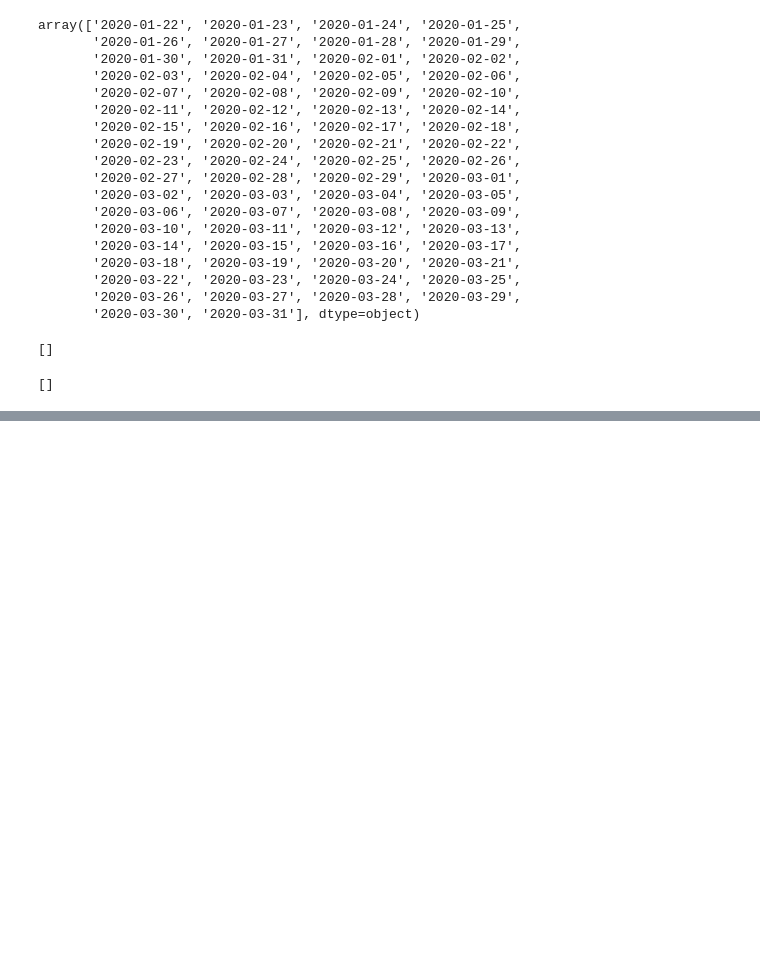
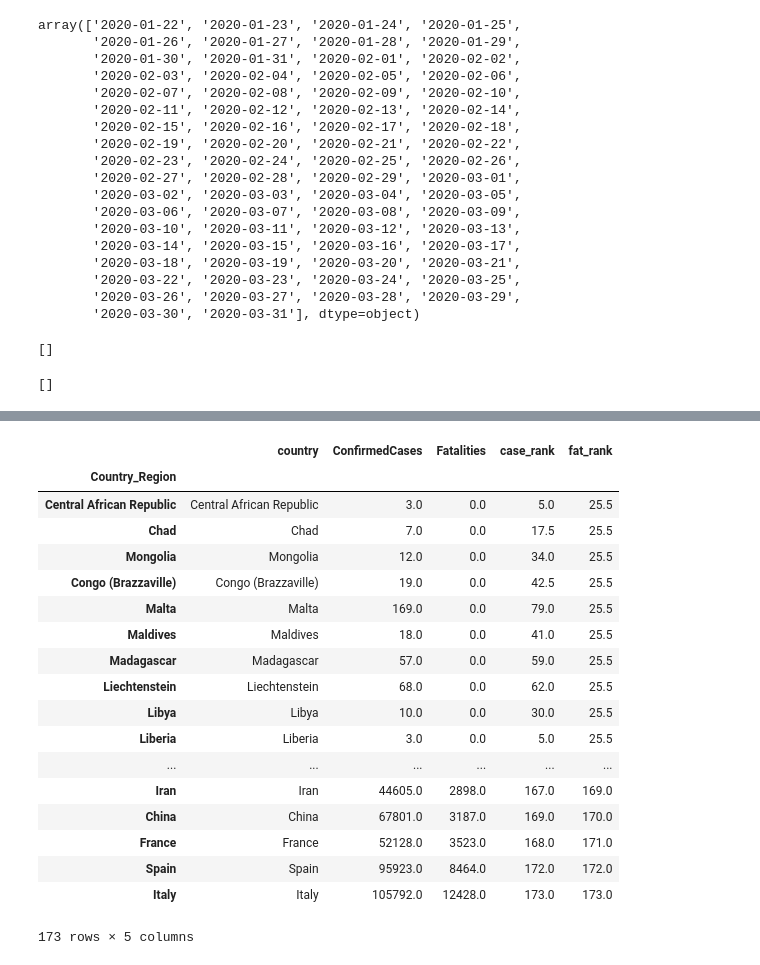
Before and after one commit to ankitnamdeo34/pyspark_hive_hadoop, a Jupyter notebook: covid_data.ipynb, the cells around one changed output, grey strips where cells are left out. Saved outputs shown, nothing was run; the diff lists cells and outputs as text; code cells hidden in the pictures; blank space fills up the shorter version.

```diff
--- a/covid_data.ipynb
+++ b/covid_data.ipynb
@@ -261,0 +274,22 @@ df2
+# %%
+df2.sort_values(by=["fat_rank"])
+# %% [output]
+|  | country | ConfirmedCases | Fatalities | case_rank | fat_rank |
+| Country_Region |  |  |  |  |  |
+| Central African Republic | Central African Republic | 3.0 | 0.0 | 5.0 | 25.5 |
+| Chad | Chad | 7.0 | 0.0 | 17.5 | 25.5 |
+| Mongolia | Mongolia | 12.0 | 0.0 | 34.0 | 25.5 |
+| Congo (Brazzaville) | Congo (Brazzaville) | 19.0 | 0.0 | 42.5 | 25.5 |
+| Malta | Malta | 169.0 | 0.0 | 79.0 | 25.5 |
+| Maldives | Maldives | 18.0 | 0.0 | 41.0 | 25.5 |
+| Madagascar | Madagascar | 57.0 | 0.0 | 59.0 | 25.5 |
+| Liechtenstein | Liechtenstein | 68.0 | 0.0 | 62.0 | 25.5 |
+| Libya | Libya | 10.0 | 0.0 | 30.0 | 25.5 |
+| Liberia | Liberia | 3.0 | 0.0 | 5.0 | 25.5 |
+| ... | ... | ... | ... | ... | ... |
+| Iran | Iran | 44605.0 | 2898.0 | 167.0 | 169.0 |
+| China | China | 67801.0 | 3187.0 | 169.0 | 170.0 |
+| France | France | 52128.0 | 3523.0 | 168.0 | 171.0 |
+| Spain | Spain | 95923.0 | 8464.0 | 172.0 | 172.0 |
+| Italy | Italy | 105792.0 | 12428.0 | 173.0 | 173.0 |
+173 rows × 5 columns
```
Also changed, not shown: parts of 4 cells of this notebook.
